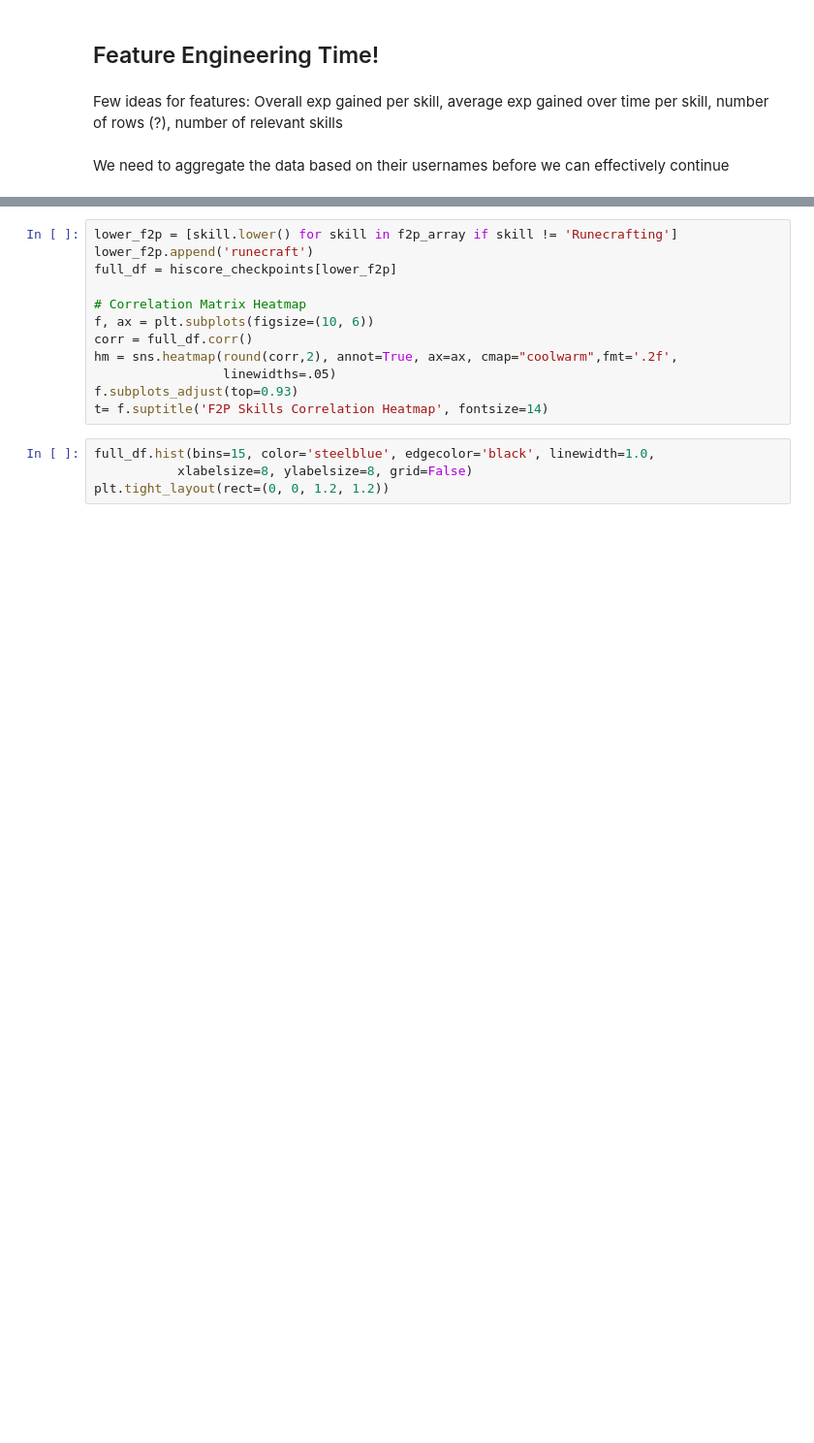
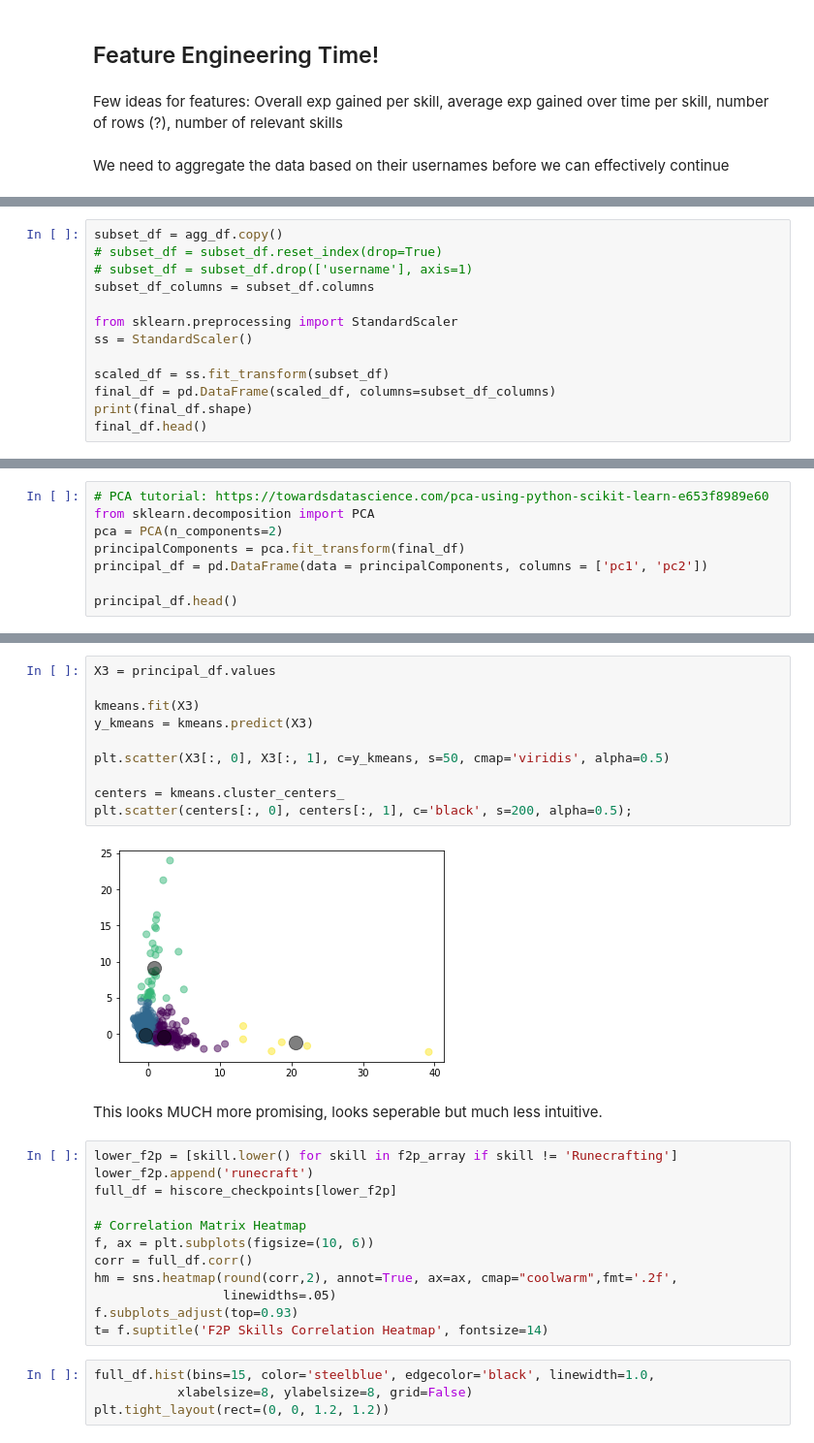
Before and after one commit to chriskok/BotClassification-OSRS, a Jupyter notebook: Classification-June2020.ipynb, the cells around one changed output, grey strips where cells are left out. Shown at 97% size. Drawn from its saved outputs; the diff is of its cells as text; blank space fills up the shorter version.

```diff
--- a/Classification-June2020.ipynb
+++ b/Classification-June2020.ipynb
@@ -236,0 +372,13 @@ agg_df.head()
+# %%
+subset_df = agg_df.copy()
+# subset_df = subset_df.reset_index(drop=True)
+# subset_df = subset_df.drop(['username'], axis=1)
+subset_df_columns = subset_df.columns
+
+from sklearn.preprocessing import StandardScaler
+ss = StandardScaler()
+
+scaled_df = ss.fit_transform(subset_df)
+final_df = pd.DataFrame(scaled_df, columns=subset_df_columns)
+print(final_df.shape)
+final_df.head()
@@ -236,0 +394,8 @@ agg_df.head()
+# %%
+# PCA tutorial: https://towardsdatascience.com/pca-using-python-scikit-learn-e653f8989e60
+from sklearn.decomposition import PCA
+pca = PCA(n_components=2)
+principalComponents = pca.fit_transform(final_df)
+principal_df = pd.DataFrame(data = principalComponents, columns = ['pc1', 'pc2'])
+
+principal_df.head()
@@ -237,3 +409,17 @@ agg_df.head()
+# %%
+X3 = principal_df.values
+
+kmeans.fit(X3)
+y_kmeans = kmeans.predict(X3)
+
+plt.scatter(X3[:, 0], X3[:, 1], c=y_kmeans, s=50, cmap='viridis', alpha=0.5)
+
+centers = kmeans.cluster_centers_
+plt.scatter(centers[:, 0], centers[:, 1], c='black', s=200, alpha=0.5);
+# %% [output]
+[figure, added]
+# %% [markdown]
+This looks MUCH more promising, looks seperable but much less intuitive.
 # %%
 lower_f2p = [skill.lower() for skill in f2p_array if skill != 'Runecrafting']
 lower_f2p.append('runecraft')
```
Also changed, not shown: parts of 35 cells of this notebook.
